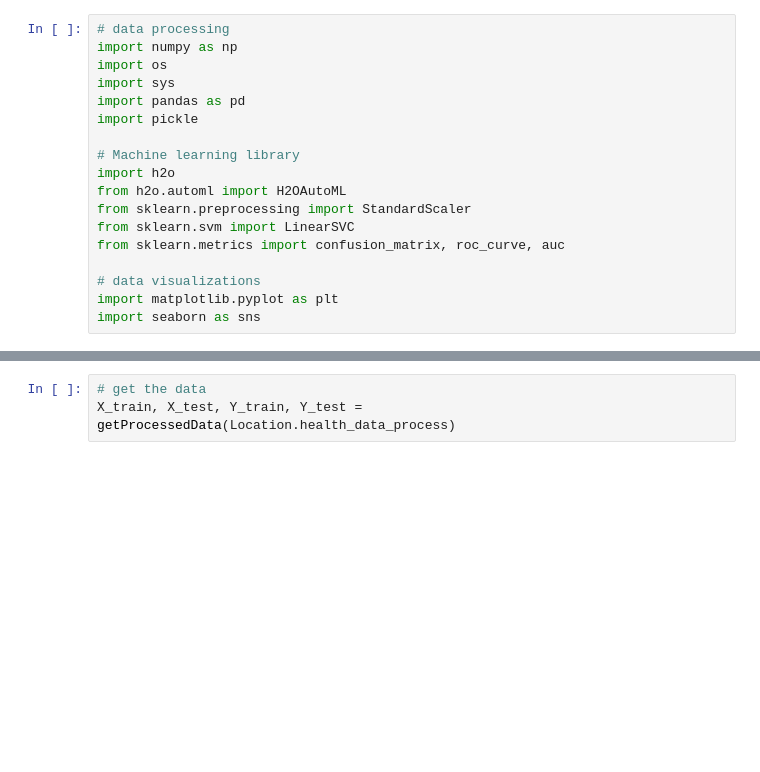
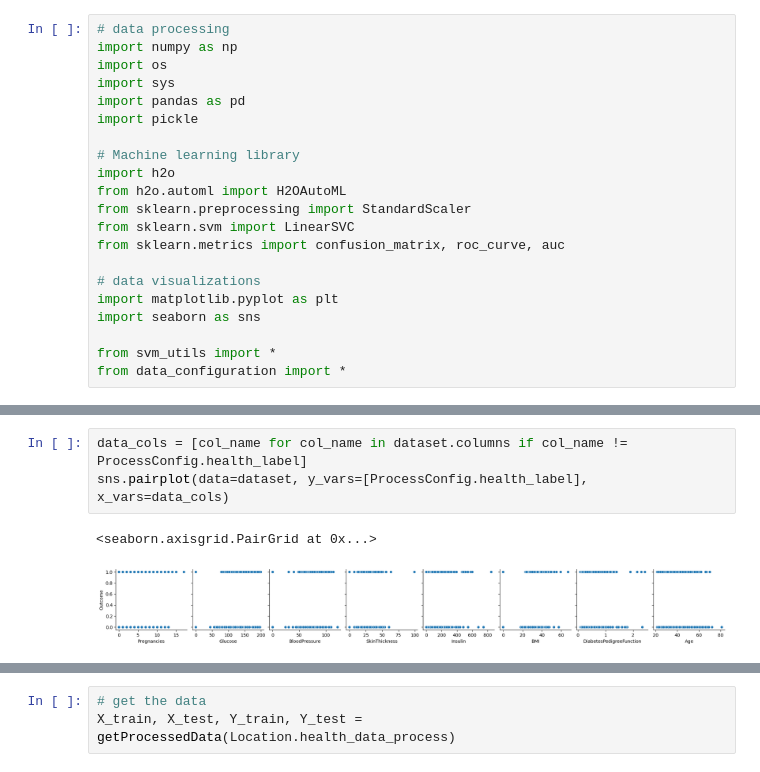
Before and after one commit to moriarais/AutomatingAnalysisModelsAndMisprediction, a Jupyter notebook: notebooks/svm/train_health.ipynb, the cells around one changed output, grey strips where cells are left out. Drawn from its saved outputs; the diff is of its cells as text; blank space fills up the shorter version.

```diff
--- a/notebooks/svm/train_health.ipynb
+++ b/notebooks/svm/train_health.ipynb
@@ -16,6 +16,9 @@ from sklearn.metrics import confusion_matrix, roc_curve, auc
 # data visualizations
 import matplotlib.pyplot as plt
 import seaborn as sns
+
+from svm_utils import *
+from data_configuration import *
 # %%
 # Get unprocessed data
 dataset = getCSVData(Location.health_data_raw)
@@ -27,3 +30,9 @@ dataset.head()
 | 2 | 8 | 183 | 64 | 0 | 0 | 23.3 | 0.672 | 32 | ... |
 | 3 | 1 | 89 | 66 | 23 | 94 | 28.1 | 0.167 | 21 | ... |
 | 4 | 0 | 137 | 40 | 35 | 168 | 43.1 | 2.288 | 33 | ... |
+# %%
+data_cols = [col_name for col_name in dataset.columns if col_name != ProcessConfig.health_label]
+sns.pairplot(data=dataset, y_vars=[ProcessConfig.health_label], x_vars=data_cols)
+# %% [output]
+<seaborn.axisgrid.PairGrid at 0x...>
+[figure, added]
```
Also changed, not shown: parts of 12 cells of this notebook, 3 other files.
